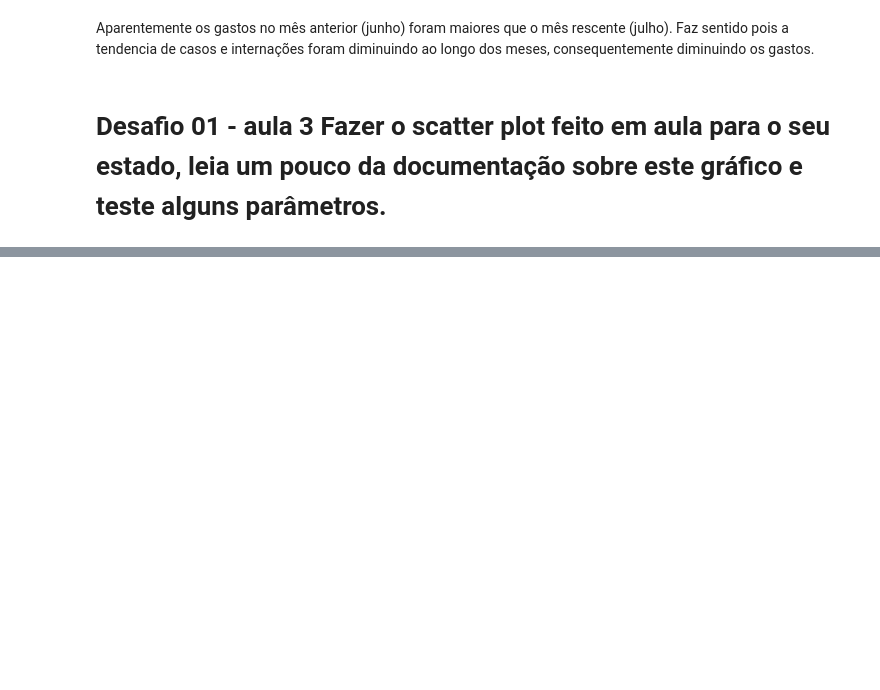
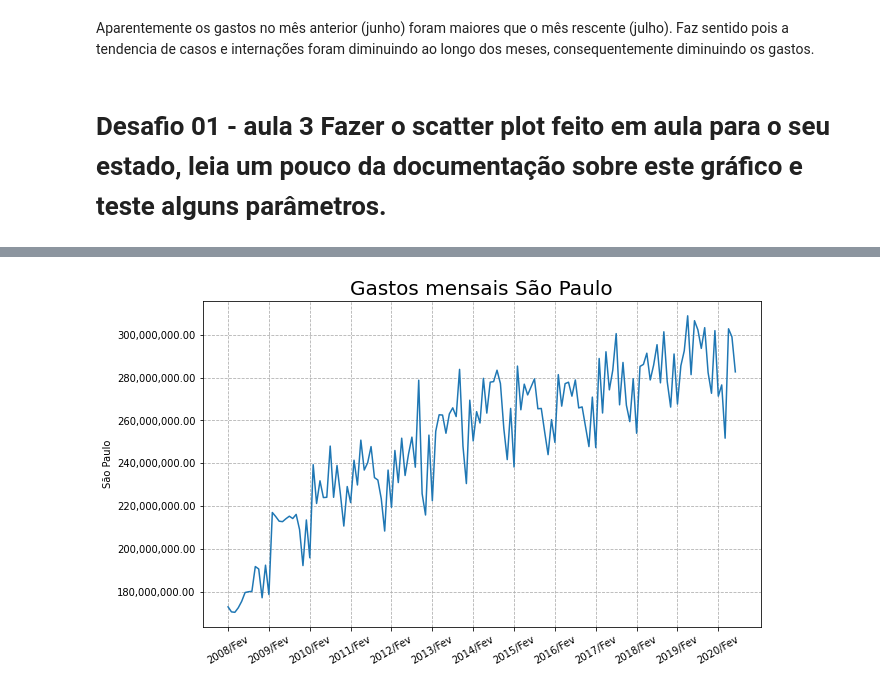
Before and after one commit to yoshinaga2904/Bootcamp-Alura, a Jupyter notebook: Modulo_2_Desafios.ipynb, the cells around one changed output, grey strips where cells are left out. Saved outputs shown, nothing was run; the diff lists cells and outputs as text; code cells hidden in the pictures; blank space fills up the shorter version.

```diff
--- a/Modulo_2_Desafios.ipynb
+++ b/Modulo_2_Desafios.ipynb
@@ -328,0 +340,11 @@ mensal
+# %%
+plt.figure(figsize=(10,6))
+ax = sns.lineplot(data=mensal, x=mensal.index, y="São Paulo")
+plt.xticks(rotation=30)
+plt.title('Gastos mensais São Paulo', fontsize=20)
+ax.yaxis.set_major_formatter(ticker.StrMethodFormatter("{x:,.2f}"))
+ax.xaxis.set_major_locator(ticker.IndexLocator(base=12, offset=0))
+plt.grid(linestyle="--")
+plt.show()
+# %% [output]
+[figure, added]
```
Also changed, not shown: parts of 5 cells of this notebook.
